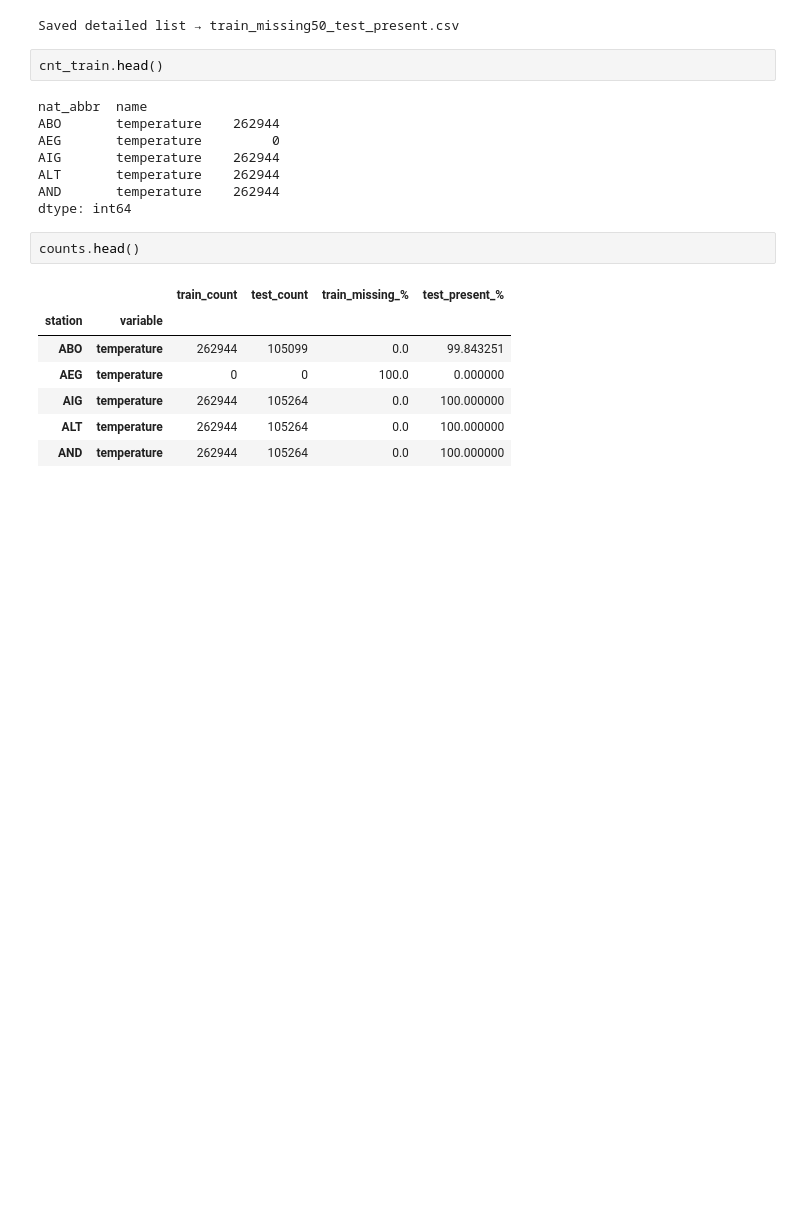
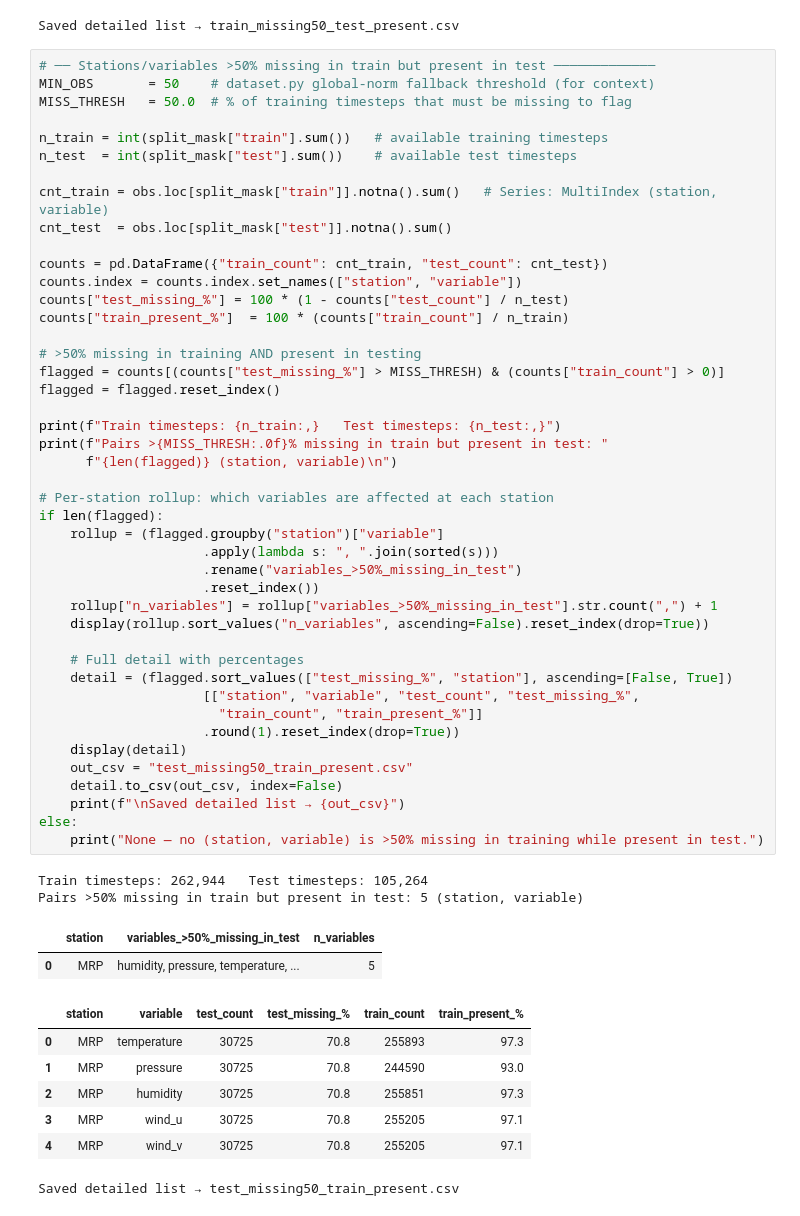
Before and after one commit to aureliedj/weather-station-model-with-transformers, a Jupyter notebook: Station MAE/Train_Test_Exploration.ipynb, the cells around one changed output. Drawn from its saved outputs; the diff is of its cells as text; blank space fills up the shorter version.

```diff
--- a/Station MAE/Train_Test_Exploration.ipynb
+++ b/Station MAE/Train_Test_Exploration.ipynb
@@ -357,23 +359,59 @@ Pairs >50% missing in train but present in test: 9 (station, variable)
 | 7 | PFA | wind_v | 0 | 100.0 | 105264 | 100.0 |
 | 8 | PFA | precipitation | 0 | 100.0 | 105264 | 100.0 |
 Saved detailed list → train_missing50_test_present.csv
-# %%
-cnt_train.head()
-# %% [output]
-nat_abbr  name
-ABO       temperature    262944
-AEG       temperature         0
-AIG       temperature    262944
-ALT       temperature    262944
-AND       temperature    262944
-dtype: int64
-# %%
-counts.head()
-# %% [output]
-|  |  | train_count | test_count | train_missing_% | test_present_% |
-| station | variable |  |  |  |  |
-| ABO | temperature | 262944 | 105099 | 0.0 | 99.843251 |
-| AEG | temperature | 0 | 0 | 100.0 | 0.000000 |
-| AIG | temperature | 262944 | 105264 | 0.0 | 100.000000 |
-| ALT | temperature | 262944 | 105264 | 0.0 | 100.000000 |
-| AND | temperature | 262944 | 105264 | 0.0 | 100.000000 |
+# %%
+# ── Stations/variables >50% missing in train but present in test ─────────────
+MIN_OBS       = 50    # dataset.py global-norm fallback threshold (for context)
+MISS_THRESH   = 50.0  # % of training timesteps that must be missing to flag
+
+n_train = int(split_mask["train"].sum())   # available training timesteps
+n_test  = int(split_mask["test"].sum())    # available test timesteps
+
+cnt_train = obs.loc[split_mask["train"]].notna().sum()   # Series: MultiIndex (station, variable)
+cnt_test  = obs.loc[split_mask["test"]].notna().sum()
+
+counts = pd.DataFrame({"train_count": cnt_train, "test_count": cnt_test})
+counts.index = counts.index.set_names(["station", "variable"])
+counts["test_missing_%"] = 100 * (1 - counts["test_count"] / n_test)
+counts["train_present_%"]  = 100 * (counts["train_count"] / n_train)
+
+# >50% missing in training AND present in testing
+flagged = counts[(counts["test_missing_%"] > MISS_THRESH) & (counts["train_count"] > 0)]
+flagged = flagged.reset_index()
+
+print(f"Train timesteps: {n_train:,}   Test timesteps: {n_test:,}")
+print(f"Pairs >{MISS_THRESH:.0f}% missing in train but present in test: "
+      f"{len(flagged)} (station, variable)\n")
+
+# Per-station rollup: which variables are affected at each station
+if len(flagged):
+    rollup = (flagged.groupby("station")["variable"]
+                     .apply(lambda s: ", ".join(sorted(s)))
+                     .rename("variables_>50%_missing_in_test")
+                     .reset_index())
+    rollup["n_variables"] = rollup["variables_>50%_missing_in_test"].str.count(",") + 1
+    display(rollup.sort_values("n_variables", ascending=False).reset_index(drop=True))
+
+    # Full detail with percentages
+    detail = (flagged.sort_values(["test_missing_%", "station"], ascending=[False, True])
+                     [["station", "variable", "test_count", "test_missing_%",
+                       "train_count", "train_present_%"]]
+                     .round(1).reset_index(drop=True))
+    display(detail)
+    out_csv = "test_missing50_train_present.csv"
+    detail.to_csv(out_csv, index=False)
+    print(f"\nSaved detailed list → {out_csv}")
+else:
+    print("None — no (station, variable) is >50% missing in training while present in test.")
+# %% [output]
+Train timesteps: 262,944   Test timesteps: 105,264
+Pairs >50% missing in train but present in test: 5 (station, variable)
+|  | station | variables_>50%_missing_in_test | n_variables |
+| 0 | MRP | humidity, pressure, temperature, ... | 5 |
+|  | station | variable | test_count | test_missing_% | train_count | train_present_% |
+| 0 | MRP | temperature | 30725 | 70.8 | 255893 | 97.3 |
+| 1 | MRP | pressure | 30725 | 70.8 | 244590 | 93.0 |
+| 2 | MRP | humidity | 30725 | 70.8 | 255851 | 97.3 |
+| 3 | MRP | wind_u | 30725 | 70.8 | 255205 | 97.1 |
+| 4 | MRP | wind_v | 30725 | 70.8 | 255205 | 97.1 |
+Saved detailed list → test_missing50_train_present.csv
```
Also changed, not shown: parts of 4 cells of this notebook, 5 other files.
